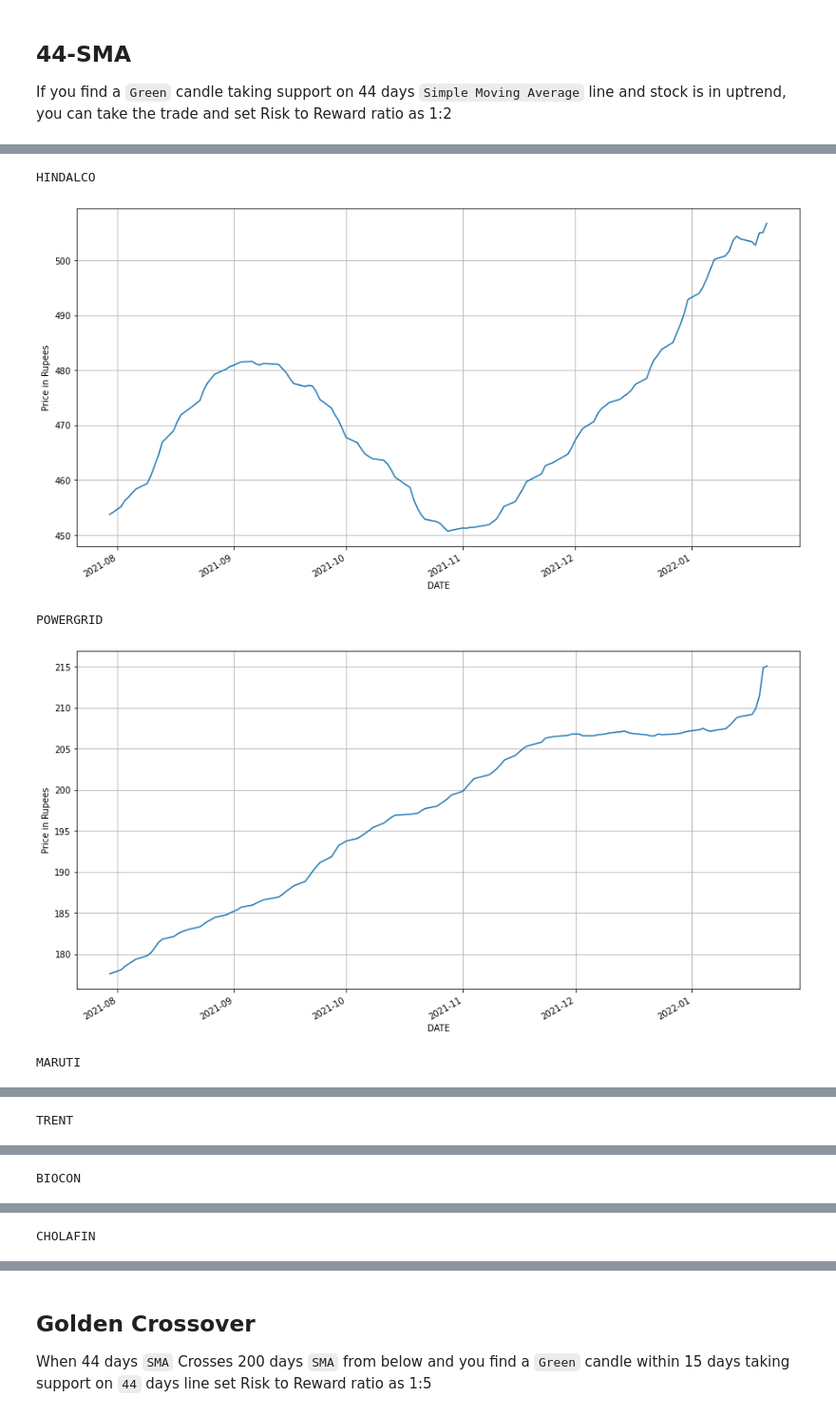
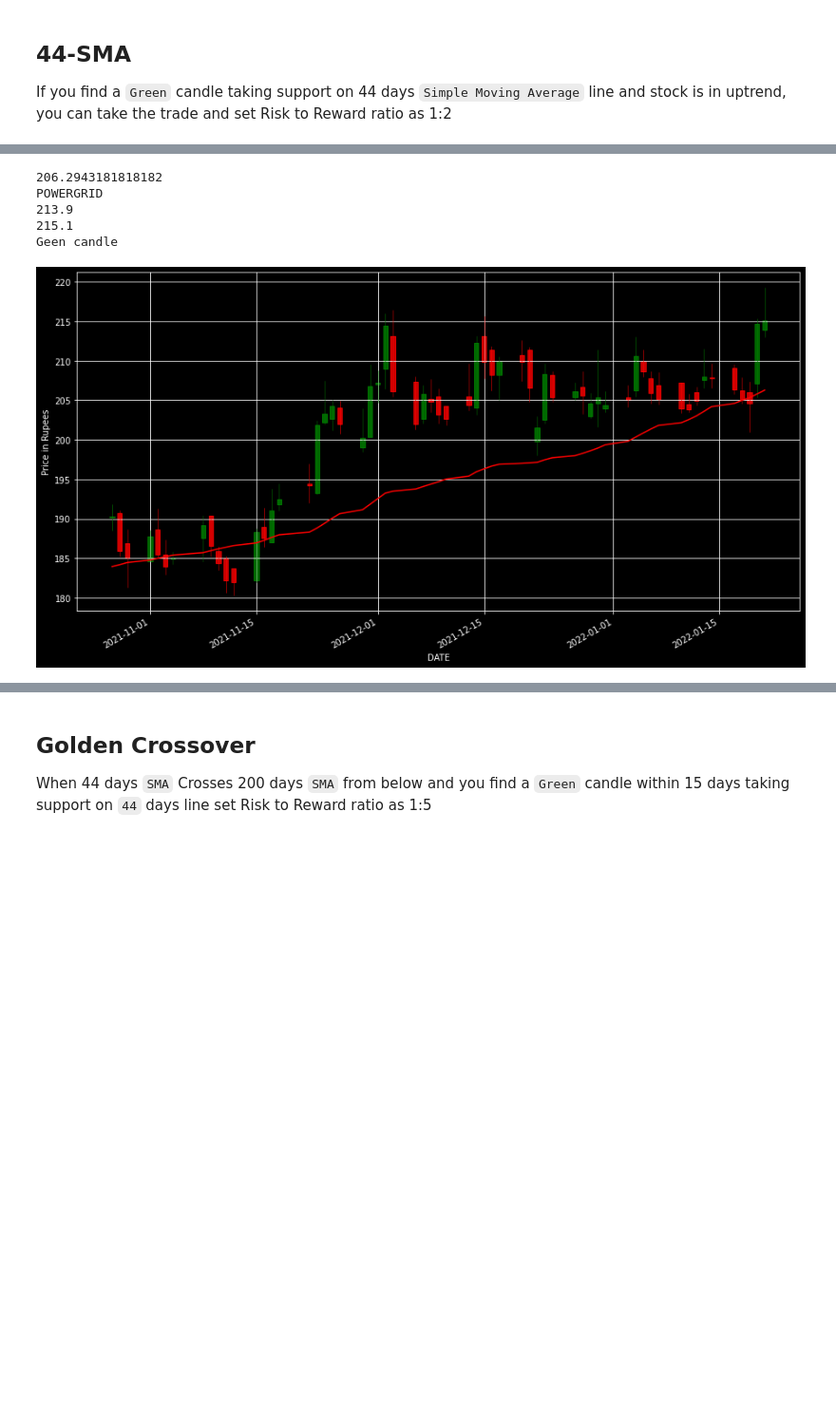
Before and after one commit to anabkhan/NSE-Stock-Scanner, a Jupyter notebook: Tutorial.ipynb, the cells around one changed output, grey strips where cells are left out. Shown at 95% size. Saved outputs shown, nothing was run; the diff lists cells and outputs as text; code cells hidden in the pictures; blank space fills up the shorter version.

Commit message:
Showing graph with Green candle taking support on 44 SMA

```diff
--- a/Tutorial.ipynb
+++ b/Tutorial.ipynb
@@ -105,9 +105,9 @@ df[(df['RSI Value'] < 50) & (df['CCI Value'] < 200)]
 | 107 | 2022-01-20 | 3984.00 | 4070.00 | 3984.00 | 4031.85 | 4329.00 | 2217.40 | NAVINFLUOR | 37.45 | -89.38 | 48.935969 | ... |
 # %%
 #import matplotlib.pyplot as plt
-df = In.open_downloaded_stock('NAVINFLUOR')
-df = df.sort_values('DATE', ignore_index=True)
-df['CLOSE'].plot(figsize = (15, 8))
-plt.grid()
-plt.ylabel("Price in Rupees")
-plt.show()
+# df = In.open_downloaded_stock('NAVINFLUOR')
+# df = df.sort_values('DATE', ignore_index=True)
+# df['CLOSE'].plot(figsize = (15, 8))
+# plt.grid()
+# plt.ylabel("Price in Rupees")
+# plt.show()
@@ -116,38 +117,71 @@ plt.show()
 # %%
 def print44SMAChart(name):
     df = In.open_downloaded_stock(name)
+#     df = df.sort_values('DATE' ,ignore_index=True)
+    df = df[::-1]
+#     df.reset_index(inplace = True, drop = True)
     df['44SMA'] = df['CLOSE'].rolling(window = 44, min_periods = 1).mean()
-    df = df.truncate(after=120)
-    df = df.sort_values('DATE' ,ignore_index=True)
+    df = df.truncate(after=60)
+
+#     Show candlesticks
+    ohlc = df.loc[:, ['DATE', 'OPEN', 'HIGH', 'LOW', 'CLOSE']]
+    ohlc['DATE'] = pd.to_datetime(ohlc['DATE'])
+    ohlc['DATE'] = ohlc['DATE'].apply(mpl_dates.date2num)
+    ohlc = ohlc.astype(float)
+    fig, ax = plt.subplots()
+    candlestick_ohlc(ax, ohlc.values, width=0.6, colorup='green', colordown='red', alpha=0.8)
+
     df = df.set_index('DATE')
-    df['44SMA'].plot(figsize = (15, 8))
+    df['44SMA'].plot(figsize = (15, 8), color="red")
+    plt.style.use("dark_background")
     plt.grid()
+
     plt.ylabel("Price in Rupees")
     plt.show()
 
 def isStockInUptrend(name):
     df = In.open_downloaded_stock(name)
+    df = df[::-1]
+#     df = df.reset_index()
+#     df = df.sort_values('DATE' ,ignore_index=True)
     df['44SMA'] = df['CLOSE'].rolling(window = 44, min_periods = 1).mean()
-    df = df.truncate(after=120)
-    df = df.sort_values('DATE' ,ignore_index=True)
-
+    df = df.truncate(after=60)
+#     print(df)
     # Get max value
     max = df['44SMA'].max()
     last = df['44SMA'].iloc[-1]
+    print(last)
+    if max == last:
+        print(name)
+
+        # Check if green candle is taking support on 44 SMA
+
+        # Check if its green candle
+        open_price = df['OPEN'].iloc[-1]
+        print(open_price)
+        close_price = df['CLOSE'].iloc[-1]
+        print(close_price)
+        if close_price > open_price and open_price > last:
+            print('Geen candle')
+
+        #Check if green candle taking support
+#         if
     return max == last
 
-# print(isStockInUptrend())
+isStockInUptrend('POWERGRID')
+print44SMAChart('POWERGRID')
 
-for name in In.data['nifty_200']:
-    if isStockInUptrend(name):
-        print(name)
-        print44SMAChart(name)
+# for name in In.data['nifty_200']:
+#     if isStockInUptrend(name):
+#         print(name)
+#         print44SMAChart(name)
 
 # with pd.option_context('display.max_rows', 10, 'display.max_columns', 5):
 #     print(df)
 # %% [output]
-HINDALCO
+206.2943181818182
+POWERGRID
+213.9
+215.1
+Geen candle
-[figure, old version]
+[figure, new version]
-POWERGRID
-[figure, removed]
-MARUTI
@@ -155 +187,0 @@ MARUTI
-TRENT
@@ -157 +187,0 @@ TRENT
-BIOCON
@@ -159 +187,0 @@ BIOCON
-CHOLAFIN
```
Also changed, not shown: parts of 5 cells of this notebook.
